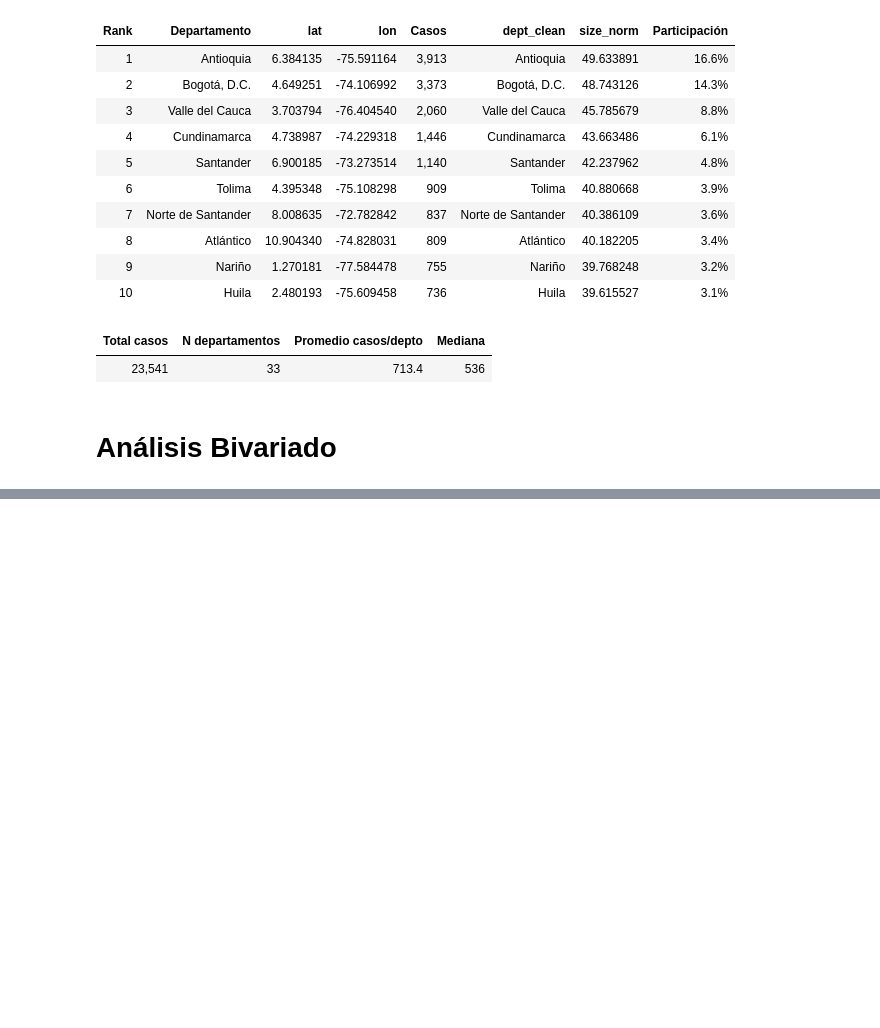
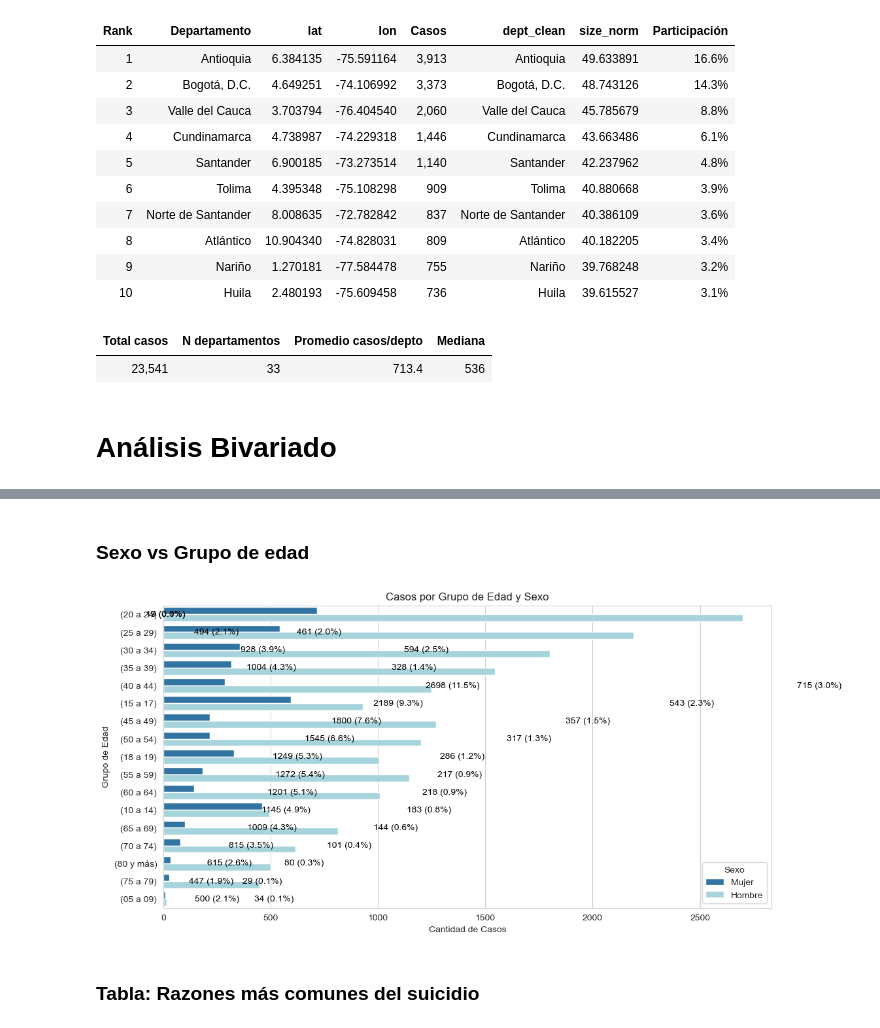
Before and after one commit to jthowinsson/Suicidio_Colombia, a Jupyter notebook: _sources/Eda.ipynb, the cells around one changed output, grey strips where cells are left out. Drawn from its saved outputs; the diff is of its cells as text; code cells hidden in the pictures; blank space fills up the shorter version.

```diff
--- a/_sources/Eda.ipynb
+++ b/_sources/Eda.ipynb
@@ -1596,0 +1177,53 @@ V de Cramér=0.056 | p-chi2=1.03e-15 | niveles=2 | n=20349
+# %% [markdown]
+### Sexo vs Grupo de edad
+# %%
+import seaborn as sns
+import matplotlib.pyplot as plt
+import numpy as np
+
+# Configuración del gráfico
+plt.figure(figsize=(12, 6))
+
+# Crear el gráfico de conteo con tonos de azul para cada sexo
+ax = sns.countplot(
+    data=df,
+    y='grupo_de_edad_de_la_victima',
+    hue='sexo_de_la_victima',
+    order=order,
+    palette=['#1f77b4', '#9edae5']  # Tonos de azul para cada sexo
+)
+
+plt.title('Casos por Grupo de Edad y Sexo')
+plt.xlabel('Cantidad de Casos')
+plt.ylabel('Grupo de Edad')
+plt.legend(title='Sexo')
+
+# Obtener los valores de frecuencia para cada grupo de edad y sexo
+counts = df.groupby(['grupo_de_edad_de_la_victima', 'sexo_de_la_victima']).size().unstack()
+
+# Obtener el total de casos para calcular los porcentajes
+total = counts.sum().sum()
+
+# Mostrar las frecuencias absolutas y porcentajes en cada barra
+for i, edad in enumerate(counts.index):
+    # Posición inicial para el texto
+    x_pos = 0
+
+    for sexo in counts.columns:
+        count = counts.loc[edad, sexo]
+        if count > 0:  # Solo mostrar si hay casos
+            ax.text(
+                x_pos + count / 2,  # Posición horizontal centrada en la barra
+                i,  # Posición vertical (al lado de la barra)
+                f'{count} ({count / total:.1%})',  # Frecuencia absoluta y porcentaje
+                va='center',
+                ha='center',
+                color='black'
+            )
+        x_pos += count  # Actualizar la posición horizontal para la siguiente barra
+
+plt.show()
+# %% [output]
+[figure, added]
+# %% [markdown]
+### Tabla: Razones más comunes del suicidio
```
Also changed, not shown: parts of 24 cells of this notebook, 10 other files.
